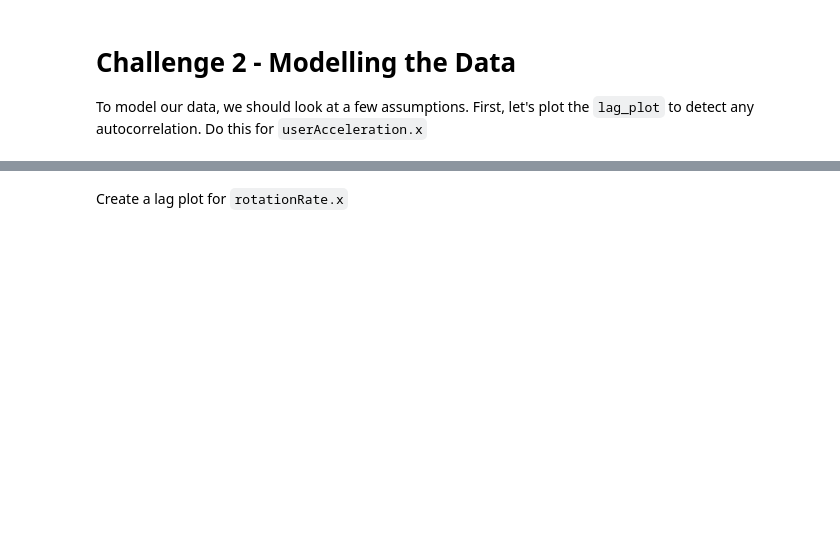
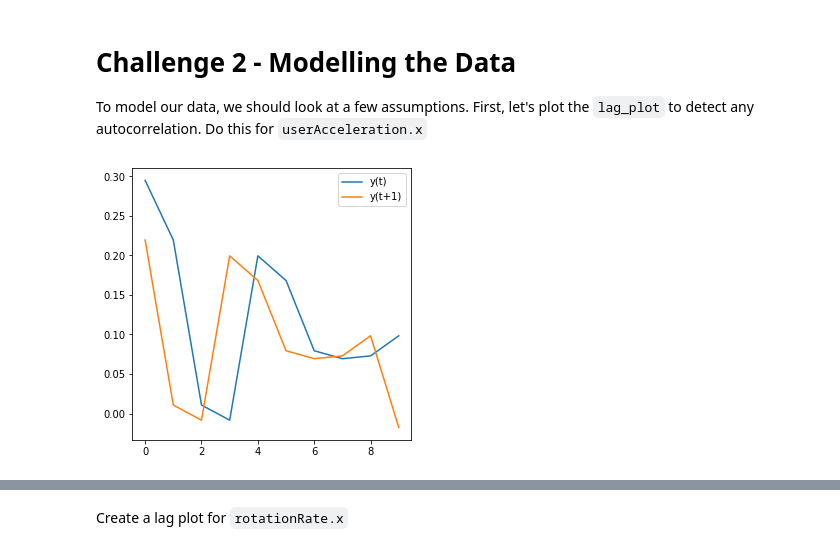
Before and after one commit to Ironhack-Data-Madrid-Enero-2021/lab-time-series, a Jupyter notebook: your-code/main.ipynb, the cells around one changed output, grey strips where cells are left out. Cells and saved outputs as stored; diff of their text form; code cells hidden in the pictures; blank space fills up the shorter version.

```diff
--- a/your-code/main.ipynb
+++ b/your-code/main.ipynb
@@ -55,0 +139,9 @@ To model our data, we should look at a few assumptions. First, let's plot the `l
+# %%
+data_t = sensor['userAcceleration.x'][:-1]
+data_t_plus_1 = sensor['userAcceleration.x'][1:]
+plt.figure(figsize=(5,5))
+plt.plot(data_t[:10].values, label="y(t)")
+plt.plot(data_t_plus_1[:10].values, label="y(t+1)")
+plt.legend();
+# %% [output]
+[figure, added]
```
Also changed, not shown: parts of 42 cells of this notebook.
